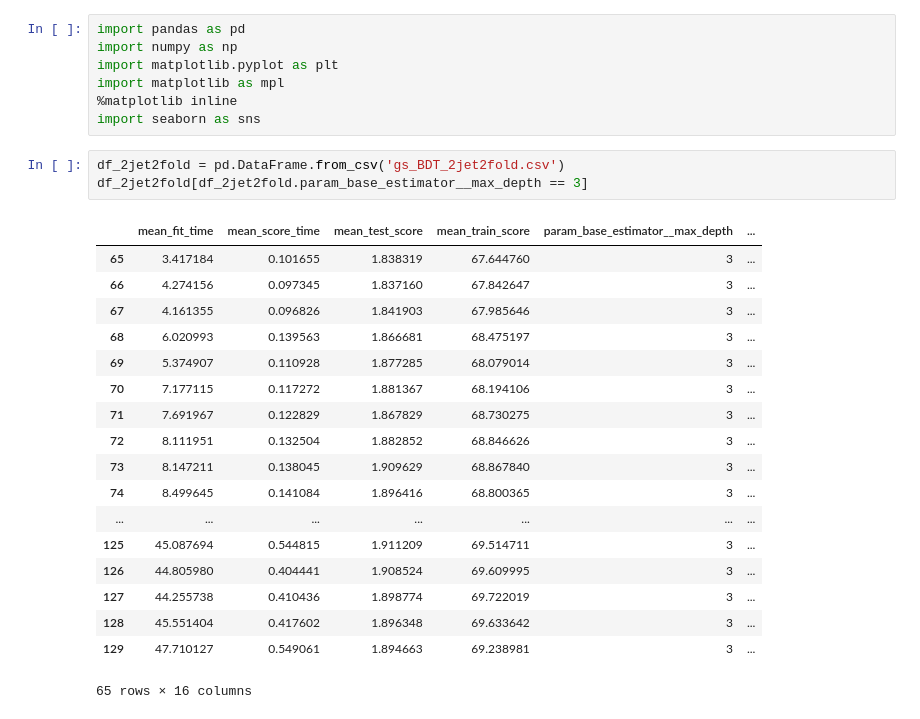
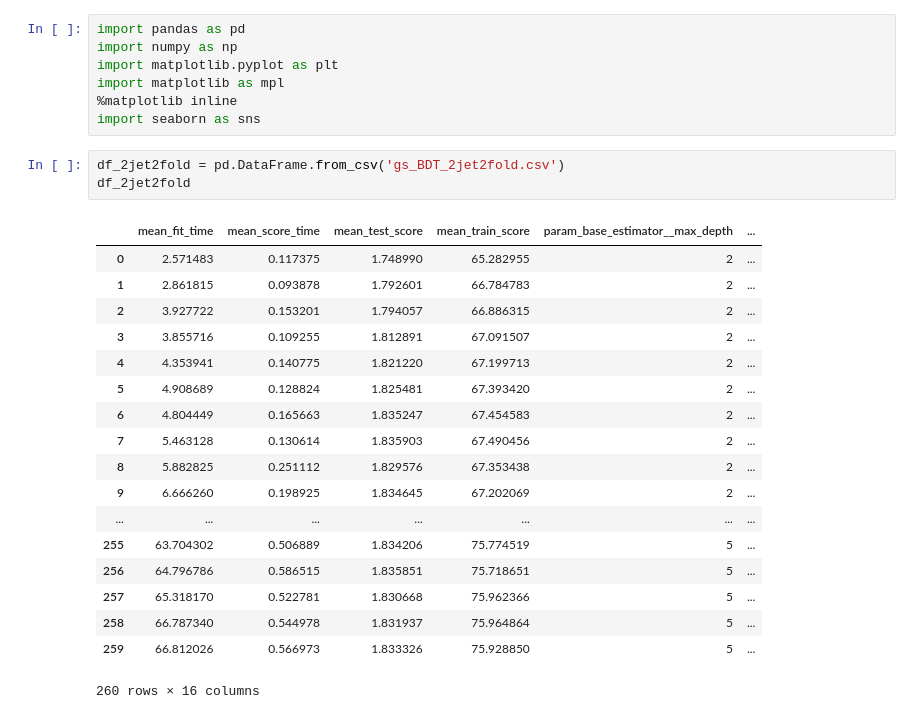
Before and after one commit to jimpala/msci-hep, a Jupyter notebook: skl_gridsearches/BDT_gridsearch_explore.ipynb, the cells around one changed output. Drawn from its saved outputs; the diff is of its cells as text.

```diff
--- a/skl_gridsearches/BDT_gridsearch_explore.ipynb
+++ b/skl_gridsearches/BDT_gridsearch_explore.ipynb
@@ -7,26 +7,26 @@ import matplotlib as mpl
 import seaborn as sns
 # %%
 df_2jet2fold = pd.DataFrame.from_csv('gs_BDT_2jet2fold.csv')
-df_2jet2fold[df_2jet2fold.param_base_estimator__max_depth == 3]
+df_2jet2fold
 # %% [output]
 |  | mean_fit_time | mean_score_time | mean_test_score | mean_train_score | param_base_estimator__max_depth | ... |
-| 65 | 3.417184 | 0.101655 | 1.838319 | 67.644760 | 3 | ... |
-| 66 | 4.274156 | 0.097345 | 1.837160 | 67.842647 | 3 | ... |
-| 67 | 4.161355 | 0.096826 | 1.841903 | 67.985646 | 3 | ... |
-| 68 | 6.020993 | 0.139563 | 1.866681 | 68.475197 | 3 | ... |
-| 69 | 5.374907 | 0.110928 | 1.877285 | 68.079014 | 3 | ... |
-| 70 | 7.177115 | 0.117272 | 1.881367 | 68.194106 | 3 | ... |
-| 71 | 7.691967 | 0.122829 | 1.867829 | 68.730275 | 3 | ... |
-| 72 | 8.111951 | 0.132504 | 1.882852 | 68.846626 | 3 | ... |
-| 73 | 8.147211 | 0.138045 | 1.909629 | 68.867840 | 3 | ... |
-| 74 | 8.499645 | 0.141084 | 1.896416 | 68.800365 | 3 | ... |
+| 0 | 2.571483 | 0.117375 | 1.748990 | 65.282955 | 2 | ... |
+| 1 | 2.861815 | 0.093878 | 1.792601 | 66.784783 | 2 | ... |
+| 2 | 3.927722 | 0.153201 | 1.794057 | 66.886315 | 2 | ... |
+| 3 | 3.855716 | 0.109255 | 1.812891 | 67.091507 | 2 | ... |
+| 4 | 4.353941 | 0.140775 | 1.821220 | 67.199713 | 2 | ... |
+| 5 | 4.908689 | 0.128824 | 1.825481 | 67.393420 | 2 | ... |
+| 6 | 4.804449 | 0.165663 | 1.835247 | 67.454583 | 2 | ... |
+| 7 | 5.463128 | 0.130614 | 1.835903 | 67.490456 | 2 | ... |
+| 8 | 5.882825 | 0.251112 | 1.829576 | 67.353438 | 2 | ... |
+| 9 | 6.666260 | 0.198925 | 1.834645 | 67.202069 | 2 | ... |
 | ... | ... | ... | ... | ... | ... | ... |
-| 125 | 45.087694 | 0.544815 | 1.911209 | 69.514711 | 3 | ... |
-| 126 | 44.805980 | 0.404441 | 1.908524 | 69.609995 | 3 | ... |
-| 127 | 44.255738 | 0.410436 | 1.898774 | 69.722019 | 3 | ... |
-| 128 | 45.551404 | 0.417602 | 1.896348 | 69.633642 | 3 | ... |
-| 129 | 47.710127 | 0.549061 | 1.894663 | 69.238981 | 3 | ... |
+| 255 | 63.704302 | 0.506889 | 1.834206 | 75.774519 | 5 | ... |
+| 256 | 64.796786 | 0.586515 | 1.835851 | 75.718651 | 5 | ... |
+| 257 | 65.318170 | 0.522781 | 1.830668 | 75.962366 | 5 | ... |
+| 258 | 66.787340 | 0.544978 | 1.831937 | 75.964864 | 5 | ... |
+| 259 | 66.812026 | 0.566973 | 1.833326 | 75.928850 | 5 | ... |
-65 rows × 16 columns
+260 rows × 16 columns
 # %%
 x = range(100)
 y = range(100,200)
```
Also changed, not shown: parts of 7 cells of this notebook, 3 other files.
